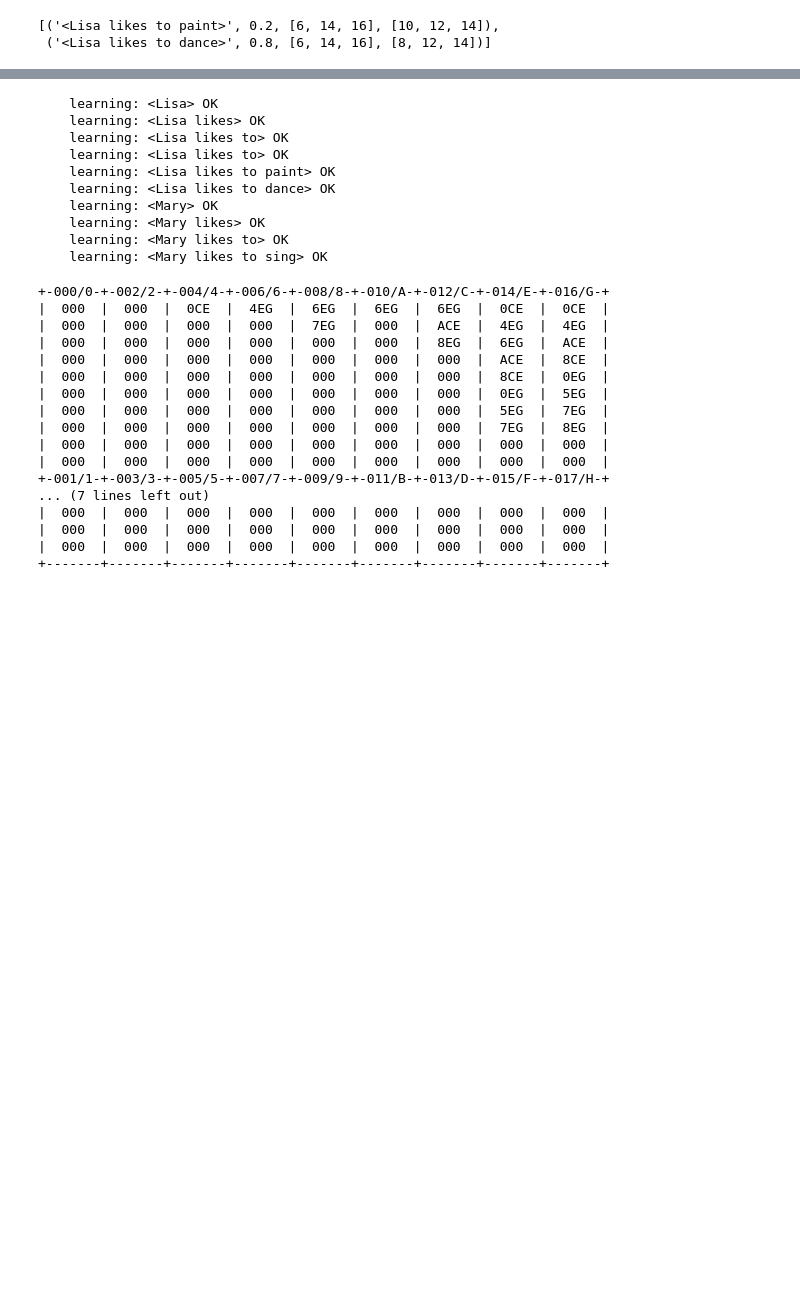
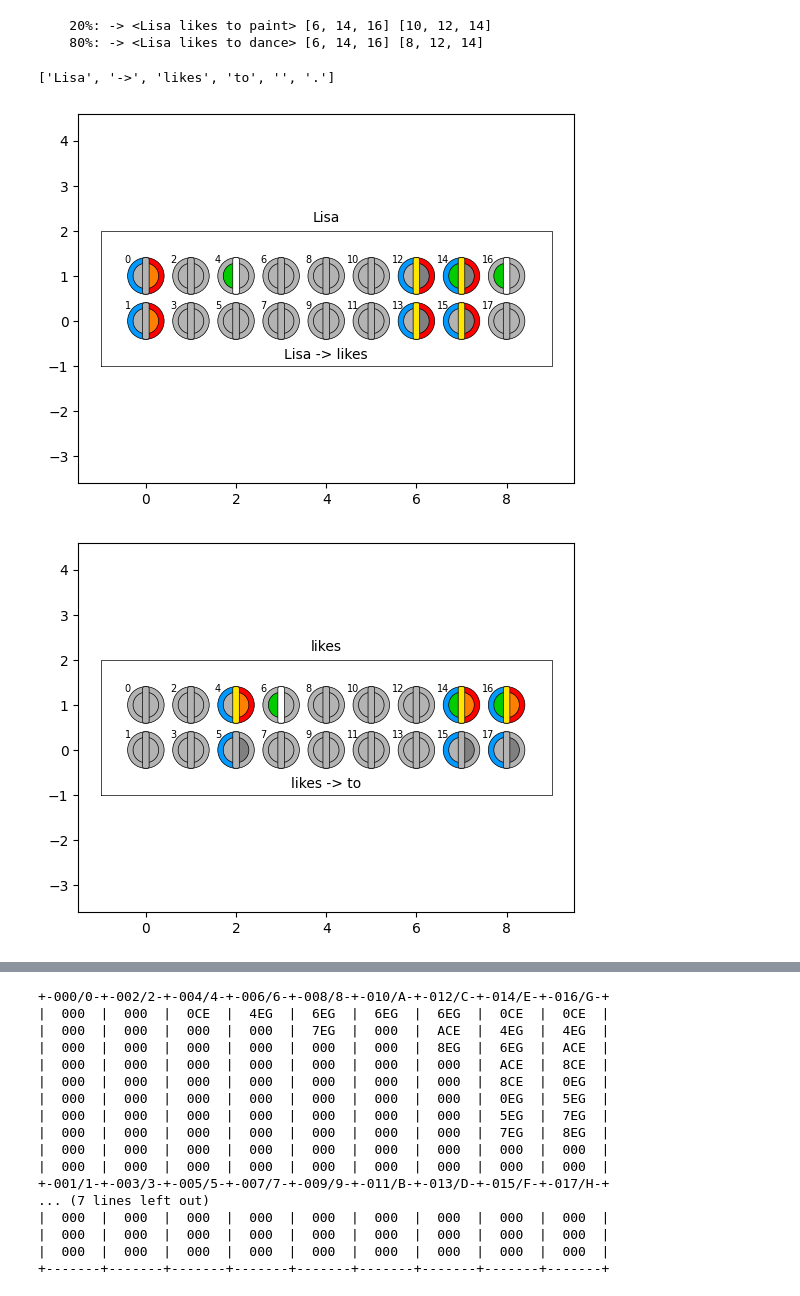
Before and after one commit to ihux/neurotron-develop, a Jupyter notebook: jupyter/neurotron/mary.ipynb, the cells around one changed output, grey strips where cells are left out. Drawn from its saved outputs; the diff is of its cells as text; code cells hidden in the pictures; blank space fills up the shorter version.

```diff
--- a/jupyter/neurotron/mary.ipynb
+++ b/jupyter/neurotron/mary.ipynb
@@ -66,7 +67,7 @@ class Trainer(Train):
             if self.plotting: self.plot(title)
             self.cells.init()
 
-    def program(self):   # learn all contexts
+    def program(self,verbose=0):   # learn all contexts
         """
         learn all contexts
         >>> train = Trainer(Cells('Mary'))
@@ -82,23 +83,38 @@ class Trainer(Train):
                 for k in src:
                     self.cells.Y[k] = 1
                 try:
-                   self.cells.connect(src,dst)
-                   print(Ansi.G + '    learning:',context,'OK'+Ansi.N)
+                    self.cells.connect(src,dst)
+                    if verbose:
+                        print(Ansi.G + '    learning:',context,'OK'+Ansi.N)
                 except SynapseErr:
-                   print(Ansi.R+'    learning:',context,'FAIL'+Ansi.N)
+                    print(Ansi.R+'    learning:',context,'FAIL'+Ansi.N)
 
     def plot(self,title=''):
         m,n,d,s = self.cells.shape
         mon = Monitor(m,n)
         self.cells.plot(mon,label=True)
         mon.title(title)
+
+    def analyse(self,sentence,all=False):
+        if all:
+            prediction = self.cells.process(sentence)
+        else:
+            prediction = self.cells.run(sentence)
+            self.plot()
+        return prediction
 # %%
-cells = Cells((2,9,10,3),Toy('Mary').token)
+cells = Cells((2,9,10,3),Toy('Mary').token,verbose=0)
 train = Trainer(cells,plot=True)
 train('Lisa likes to paint .',2)
 train('Lisa likes to dance .',8)
 train('Mary likes to sing .',5)
-train.prediction('<Lisa likes to>')
+train.predict('<Lisa likes to>')
+train.program()
+
+train.analyse('Lisa likes to paint',all=True)
 # %% [output]
-[('<Lisa likes to paint>', 0.2, [6, 14, 16], [10, 12, 14]),
- ('<Lisa likes to dance>', 0.8, [6, 14, 16], [8, 12, 14])]
+    20%: -> <Lisa likes to paint> [6, 14, 16] [10, 12, 14]
+    80%: -> <Lisa likes to dance> [6, 14, 16] [8, 12, 14]
+['Lisa', '->', 'likes', 'to', '', '.']
+[figure, added]
+[figure, added]
@@ -105,16 +123,5 @@ train.prediction('<Lisa likes to>')
 # %%
 train.program()
-# %% [output]
-    learning: <Lisa> OK
-    learning: <Lisa likes> OK
-    learning: <Lisa likes to> OK
-    learning: <Lisa likes to> OK
-    learning: <Lisa likes to paint> OK
-    learning: <Lisa likes to dance> OK
-    learning: <Mary> OK
-    learning: <Mary likes> OK
-    learning: <Mary likes to> OK
-    learning: <Mary likes to sing> OK
 # %%
 train.cells._predict.K.map()
 # %% [output]
```
Also changed, not shown: parts of 7 cells of this notebook, 3 other files.
